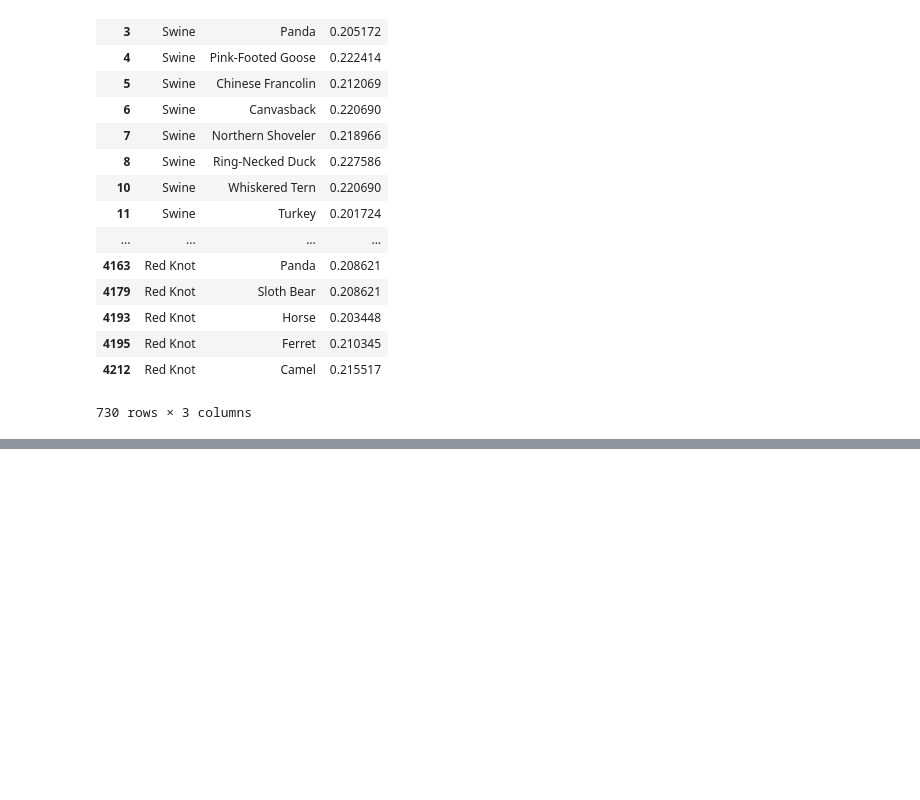
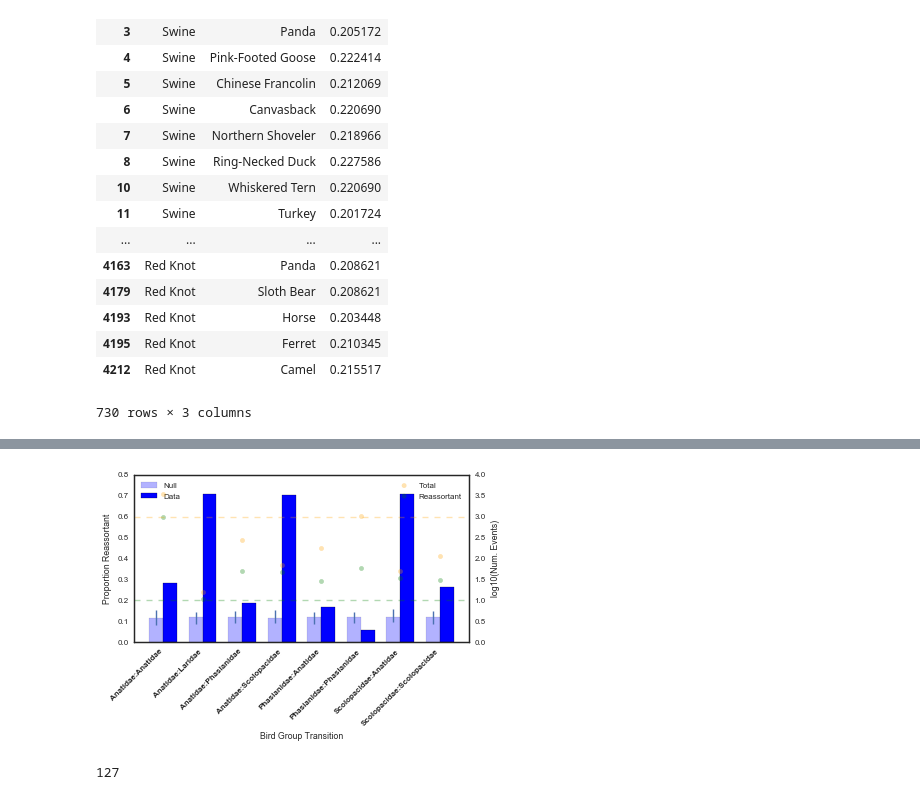
Before and after one commit to ericmjl/influenza-global-reassortment, a Jupyter notebook: Make Figure - Proportion Reassortant.ipynb, the cells around one changed output, grey strips where cells are left out. Drawn from its saved outputs; the diff is of its cells as text; code cells hidden in the pictures; blank space fills up the shorter version.

Commit message:
added figures for reassortment by host order

```diff
--- a/Make Figure - Proportion Reassortant.ipynb
+++ b/Make Figure - Proportion Reassortant.ipynb
@@ -917,0 +1058,6 @@ coi_distance_df[coi_distance_df[2] >= 0.20]
+# %%
+# This cell takes ~281 seconds to run.
+start = time()
+results = Parallel(n_jobs=-1)(delayed(null_proportion_domain_graph_reassortant)(G, 'host_order', equally=True) for i in range(100))
+end = time()
+print(end - start)
@@ -917,0 +1154,14 @@ coi_distance_df[coi_distance_df[2] >= 0.20]
+# %%
+# Compile the "data" statistics.
+data = []
+names_data = []
+log10weights = []
+log10reassort = []
+log10clonal = []
+for sc, sk, d in sorted(host_orderG.edges(data=True), key=lambda x:(x[0], x[1])):
+    names_data.append('{0}:{1}'.format(sc, sk))
+    data.append(d['p_reassortant'])
+    log10weights.append(np.log10(d['total']))
+    log10reassort.append(np.log10(d['reassortant']))
+    log10clonal.append(np.log10(d['total'] - d['reassortant']))
+data
@@ -917,0 +1177,46 @@ coi_distance_df[coi_distance_df[2] >= 0.20]
+# %%
+# Plot data vs. null model.
+fig = plt.figure(figsize=(6,3))
+
+ind = np.arange(len(means))
+width = 0.35
+
+ax = fig.add_subplot(1,1,1)
+ax.bar(ind, means, width=width,
+       color='blue',
+       label='Null',
+       #yerr=np.array(stds)*3,
+       yerr=[np.array(means) - percs[0.5],
+             percs[99.5] - np.array(means)],
+       alpha=0.3)
+ax.bar(ind+width, data, width=width, color='blue', label='Data')
+ax.set_xticks(ind+width)
+ax.set_xticklabels(names, rotation=45, ha='right')
+ax.set_ylabel('Proportion Reassortant')
+ax.set_xlabel('Bird Group Transition')
+
+for i, label in enumerate(ax.get_xaxis().get_ticklabels()):
+    if log10weights[i] >= 3 or log10reassort[i] >= 1:
+        label.set_weight('bold')
+
+ax2 = ax.twinx()
+ax2.scatter(ind+width, log10weights, color='orange', label='Total', alpha=0.3)
+ax2.scatter(ind+width, log10reassort, color='green', label='Reassortant', alpha=0.3)
+ax2.set_ylabel('log10(Num. Events)')
+ax.legend(loc='upper left')
+ax2.legend(loc='upper right')
+ax2.set_ylim(0,4)
+
+ax2.axhline(y=1, color='green', alpha=0.3, linestyle='--')
+ax2.axhline(y=3, color='orange', alpha=0.3, linestyle='--')
+
+# ax.annotate('B', xy=(0,1), xycoords='figure fraction', va='top', ha='left')
+# plt.legend()
+# plt.subplots_adjust(left=0.10, right=0.92, bottom=0.23)
+plt.savefig('figures/Proportion Reassortant Host Species.pdf', bbox_inches='tight')
+# %% [output]
+[figure, added]
+# %%
+len(data)
+# %% [output]
+127
```
Also changed, not shown: parts of 42 cells of this notebook, 6 other files.
